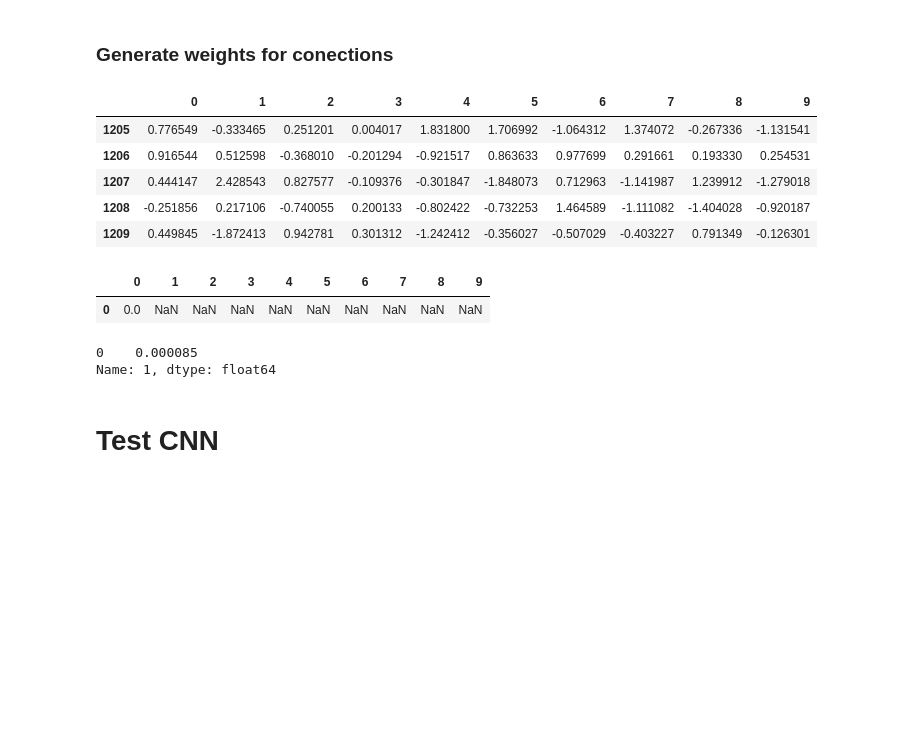
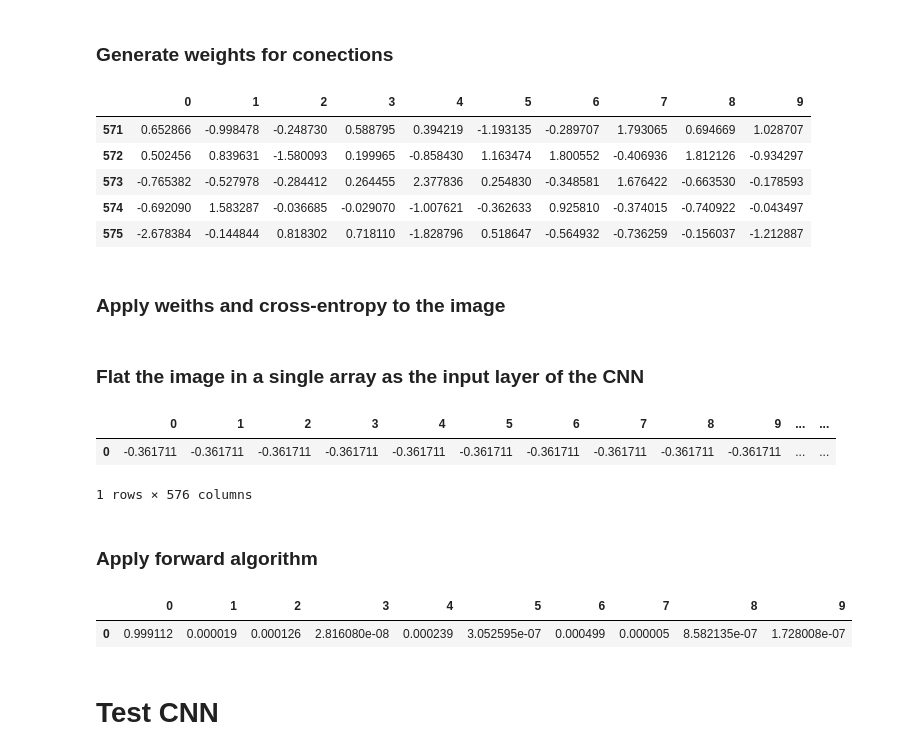
Before and after one commit to juan19932carlos/Notebooks, a Jupyter notebook: Convolutional Neural Network (CNN).ipynb, the cells around one changed output. Cells and saved outputs as stored; diff of their text form; code cells hidden in the pictures; blank space fills up the shorter version.

```diff
--- a/Convolutional Neural Network (CNN).ipynb
+++ b/Convolutional Neural Network (CNN).ipynb
@@ -9,7 +9,7 @@ import mnist
 # %% [markdown]
 ### Load Images and create kernels
 # %%
-image = mnist.train_images()[20]
-plt.imshow(image, cmap='gray')
+image = mnist.train_images()[40]
+plt.imshow(image / 255 - .5, cmap='gray')
 # %% [output]
 <matplotlib.image.AxesImage at 0x...>
@@ -32,12 +32,13 @@ def singleConvolution(image, kernel):
 
 
 def convolveImage(image, kernelArray):
-    return np.array([ singleConvolution(image, kernel) for kernel in kernelArray ])
+    normalizedImage = (image / 255) - .5
+    return np.array([ singleConvolution(normalizedImage, kernel) for kernel in kernelArray ])
 # %% [markdown]
 ### Random Kernels
 # %%
-NUMBER_KERNELS = 10
-kernels = np.random.randn(NUMBER_KERNELS,5,5) / 9
+NUMBER_KERNELS = 4
+kernels = np.random.randn(NUMBER_KERNELS,3,3) / 9
 # %%
 fig, axs = plt.subplots(1, min(NUMBER_KERNELS, 7))
 for i in range(min(NUMBER_KERNELS, 7)):
@@ -88,22 +89,24 @@ Now each processed image is flatted into a single array, and all pixel is treate
 
 ![Network configuration](images/CNN.svg)
 # %%
-def generateWeights(images, output):
-    inputlayer = np.prod(images.shape)
+def generateWeights(imageShape, output):
+    inputlayer = np.prod(imageShape)
     weights = np.random.randn(inputlayer, output)
-    return weights
+    return pd.DataFrame(weights)
 # %% [markdown]
 ### Generate weights for conections
 # %%
-weights = pd.DataFrame(generateWeights(imagesPooled, 10))
+weights = generateWeights(imagesPooled.shape, 10)
 weights.tail()
 # %% [output]
 |  | 0 | 1 | 2 | 3 | 4 | 5 | 6 | 7 | 8 | 9 |
-| 1205 | 0.776549 | -0.333465 | 0.251201 | 0.004017 | 1.831800 | 1.706992 | -1.064312 | 1.374072 | -0.267336 | -1.131541 |
-| 1206 | 0.916544 | 0.512598 | -0.368010 | -0.201294 | -0.921517 | 0.863633 | 0.977699 | 0.291661 | 0.193330 | 0.254531 |
-| 1207 | 0.444147 | 2.428543 | 0.827577 | -0.109376 | -0.301847 | -1.848073 | 0.712963 | -1.141987 | 1.239912 | -1.279018 |
-| 1208 | -0.251856 | 0.217106 | -0.740055 | 0.200133 | -0.802422 | -0.732253 | 1.464589 | -1.111082 | -1.404028 | -0.920187 |
-| 1209 | 0.449845 | -1.872413 | 0.942781 | 0.301312 | -1.242412 | -0.356027 | -0.507029 | -0.403227 | 0.791349 | -0.126301 |
+| 571 | 0.652866 | -0.998478 | -0.248730 | 0.588795 | 0.394219 | -1.193135 | -0.289707 | 1.793065 | 0.694669 | 1.028707 |
+| 572 | 0.502456 | 0.839631 | -1.580093 | 0.199965 | -0.858430 | 1.163474 | 1.800552 | -0.406936 | 1.812126 | -0.934297 |
+| 573 | -0.765382 | -0.527978 | -0.284412 | 0.264455 | 2.377836 | 0.254830 | -0.348581 | 1.676422 | -0.663530 | -0.178593 |
+| 574 | -0.692090 | 1.583287 | -0.036685 | -0.029070 | -1.007621 | -0.362633 | 0.925810 | -0.374015 | -0.740922 | -0.043497 |
+| 575 | -2.678384 | -0.144844 | 0.818302 | 0.718110 | -1.828796 | 0.518647 | -0.564932 | -0.736259 | -0.156037 | -1.212887 |
+# %% [markdown]
+### Apply weiths and cross-entropy to the image
 # %%
 def forwardSoftmax(imageDf, weightsDf):
     totals = (
@@ -116,15 +118,19 @@ def forwardSoftmax(imageDf, weightsDf):
+# %% [markdown]
+### Flat the image in a single array as the input layer of the CNN
 # %%
-imageDf = pd.DataFrame(imagesPooled.flatten())
-a = forwardSoftmax(imageDf, weights)
-(a / a.sum(axis=1))
+imageDf = pd.DataFrame(imagesPooled.flatten()).transpose()
+imageDf
 # %% [output]
-|  | 0 | 1 | 2 | 3 | 4 | 5 | 6 | 7 | 8 | 9 |
-| 0 | 0.0 | NaN | NaN | NaN | NaN | NaN | NaN | NaN | NaN | NaN |
+|  | 0 | 1 | 2 | 3 | 4 | 5 | 6 | 7 | 8 | 9 | ... | ... |
+| 0 | -0.361711 | -0.361711 | -0.361711 | -0.361711 | -0.361711 | -0.361711 | -0.361711 | -0.361711 | -0.361711 | -0.361711 | ... | ... |
+1 rows × 576 columns
-# %%
-np.exp(a[1]) / 11773.379832
-# %% [output]
-0    0.000085
-Name: 1, dtype: float64
+# %% [markdown]
+### Apply forward algorithm
+# %%
+forwardSoftmax(imageDf, weights)
+# %% [output]
+|  | 0 | 1 | 2 | 3 | 4 | 5 | 6 | 7 | 8 | 9 |
+| 0 | 0.999112 | 0.000019 | 0.000126 | 2.816080e-08 | 0.000239 | 3.052595e-07 | 0.000499 | 0.000005 | 8.582135e-07 | 1.728008e-07 |
 # %% [markdown]
 # Test CNN
 # %%
```
Also changed, not shown: parts of 9 cells of this notebook.
